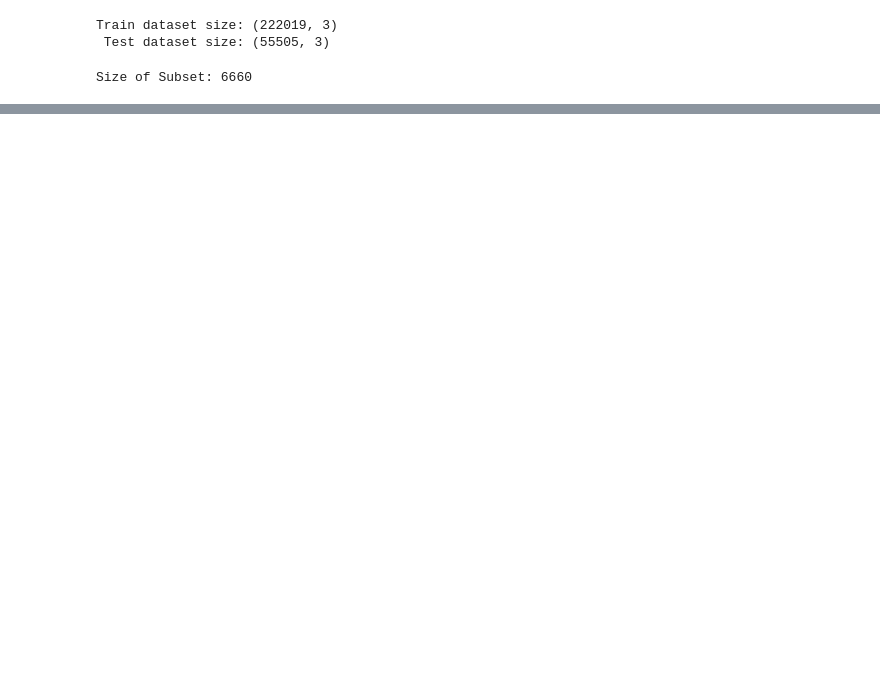
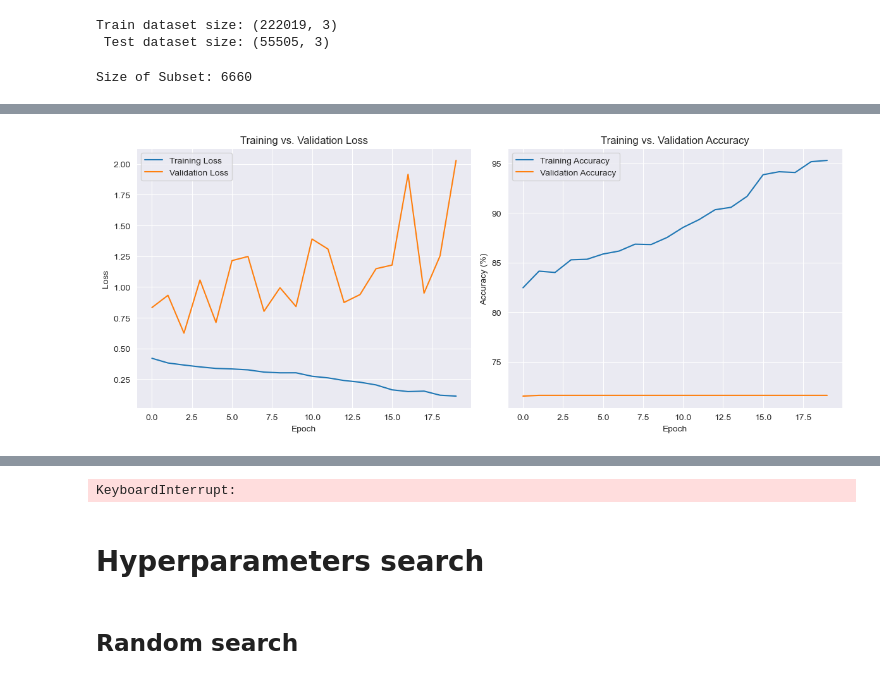
Before and after one commit to orcunkarabicak/DeepLearning, a Jupyter notebook: Pre-processing_k_fold_cv.ipynb, the cells around one changed output, grey strips where cells are left out. Saved outputs shown, nothing was run; the diff lists cells and outputs as text; code cells hidden in the pictures; blank space fills up the shorter version.

```diff
--- a/Pre-processing_k_fold_cv.ipynb
+++ b/Pre-processing_k_fold_cv.ipynb
@@ -224,0 +380,60 @@ Full train set size: 222019 - Reduced train set size: 5328 - Validation set size
+# %%
+
+# Define number of folds
+k_folds = 5  # Adjust this value based on your needs
+
+# Create stratified k-fold object
+skf = StratifiedKFold(n_splits=k_folds, shuffle=True, random_state=42)
+
+
+# Lists to store metrics for each fold
+fold_train_losses = []
+fold_train_accuracies = []
+fold_validation_losses = []
+fold_validation_accuracies = []
+
+for fold, (train_index, val_index) in enumerate(skf.split(X=limited_train_df, y=limited_train_df["target"])):
+    # Create training and testing DataFrames based on the indices
+    train_df = limited_train_df.iloc[train_index]
+    val_df = limited_train_df.iloc[val_index]
+
+    # Update transform with fold-specific mean and standard deviation
+    fold_transform = transforms.Compose([
+      transforms.Resize((50, 50)),  # Resize to 50x50
+      transforms.ToTensor(),  # Convert to tensor
+      transforms.Normalize(mean=mean, std=std)  # Fold-specific normalization
+    ])
+
+
+    train_dataset = BreastCancerDataset(train_df, transform=fold_transform)  # Updated fold transform
+    val_dataset = BreastCancerDataset(val_df, transform=base_transform) # Using base transform
+
+    # Create data loaders for training and testing
+    train_loader = DataLoader(train_dataset, batch_size=batch_size, shuffle=True, worker_init_fn=worker_init_fn)
+    val_loader = DataLoader(val_dataset, batch_size=batch_size, shuffle=False, worker_init_fn=worker_init_fn)
+
+    model = CNN().to(device)
+    optimizer = optim.Adam(model.parameters(), lr=learning_rate, weight_decay=1e-4) # L2 regularization
+    criterion = nn.CrossEntropyLoss() # Check this part nn.BCEWithLogitsLoss()
+
+    train_losses, train_accuracies, validation_losses, validation_accuracies = train_and_validate(model, train_loader, val_loader, criterion, optimizer, epochs, device)
+
+    # Store fold-specific metrics
+    fold_train_losses.append(train_losses)
+    fold_train_accuracies.append(train_accuracies)
+    fold_validation_losses.append(validation_losses)
+    fold_validation_accuracies.append(validation_accuracies)
+
+    # Plot training and validation metrics for the current fold
+    plot_metrics(train_losses, train_accuracies, validation_losses, validation_accuracies)
+
+# After all folds are processed, you can optionally aggregate and summarize the results
+# For example, calculate mean and standard deviation of metrics across folds
+mean_train_loss = np.mean(fold_train_losses, axis=0)
+mean_train_accuracy = np.mean(fold_train_accuracies, axis=0)
+mean_validation_loss = np.mean(fold_validation_losses, axis=0)
+mean_validation_accuracy = np.mean(fold_validation_accuracies, axis=0)
+
+# Plot averaged training and validation metrics across all folds
+plot_metrics(mean_train_loss, mean_train_accuracy, mean_validation_loss, mean_validation_accuracy)
+# %% [output]
@@ -224,0 +457 @@ Full train set size: 222019 - Reduced train set size: 5328 - Validation set size
+[figure, added]
@@ -224,0 +468,3 @@ Full train set size: 222019 - Reduced train set size: 5328 - Validation set size
+KeyboardInterrupt:
+# %% [markdown]
+# Hyperparameters search
@@ -224,0 +514,2 @@ Full train set size: 222019 - Reduced train set size: 5328 - Validation set size
+# %% [markdown]
+## Random search
```
Also changed, not shown: parts of 13 cells of this notebook.
